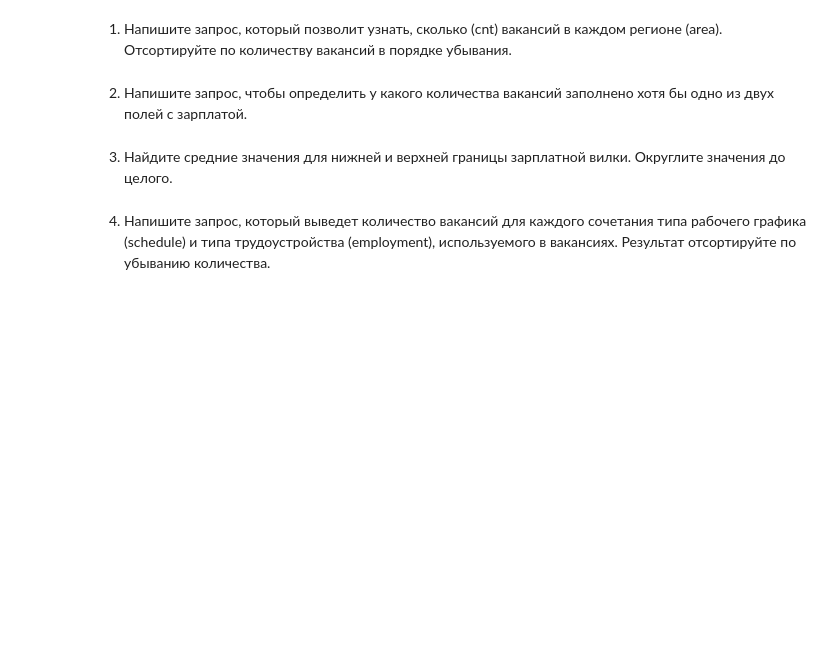
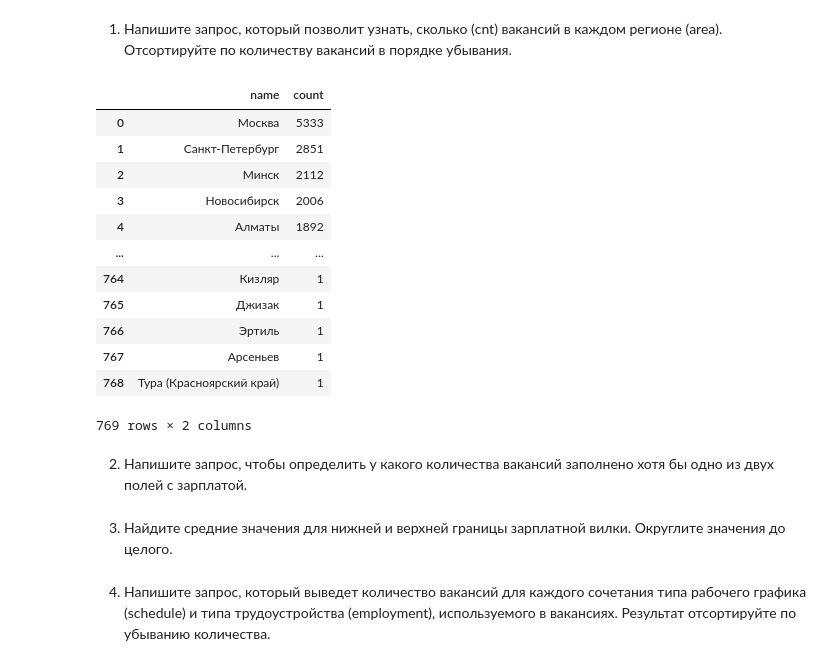
Before and after one commit to eartzhi/HH_project_2, a Jupyter notebook: Project_2_Ноутбук.ipynb, the cells around one changed output. Drawn from its saved outputs; the diff is of its cells as text; code cells hidden in the pictures; blank space fills up the shorter version.

```diff
--- a/Project_2_Ноутбук.ipynb
+++ b/Project_2_Ноутбук.ipynb
@@ -119,3 +116,32 @@ connection.close()
+# %%
+# текст запроса
+query_4_1 = f'''
+select a.name,
+    count(*)
+from public.vacancies as v
+left join public.areas as a on a.id = v.area_id
+group by a.id
+order by 2 desc
+'''
+# %%
+# результат запроса
+df = pd.read_sql_query(query_4_1, connection)
+display(df)
+connection.close()
+# %% [output]
+|  | name | count |
+| 0 | Москва | 5333 |
+| 1 | Санкт-Петербург | 2851 |
+| 2 | Минск | 2112 |
+| 3 | Новосибирск | 2006 |
+| 4 | Алматы | 1892 |
+| ... | ... | ... |
+| 764 | Кизляр | 1 |
+| 765 | Джизак | 1 |
+| 766 | Эртиль | 1 |
+| 767 | Арсеньев | 1 |
+| 768 | Тура (Красноярский край) | 1 |
+769 rows × 2 columns
 # %% [markdown]
 2. Напишите запрос, чтобы определить у какого количества вакансий заполнено хотя бы одно из двух полей с зарплатой.
 # %%
```
Also changed, not shown: parts of 8 cells of this notebook.
